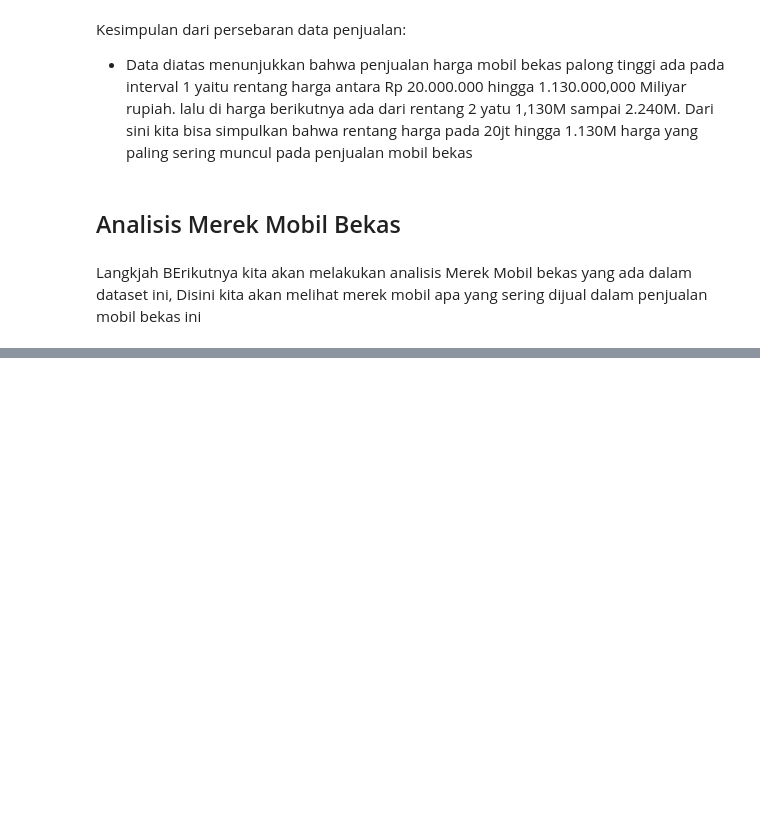
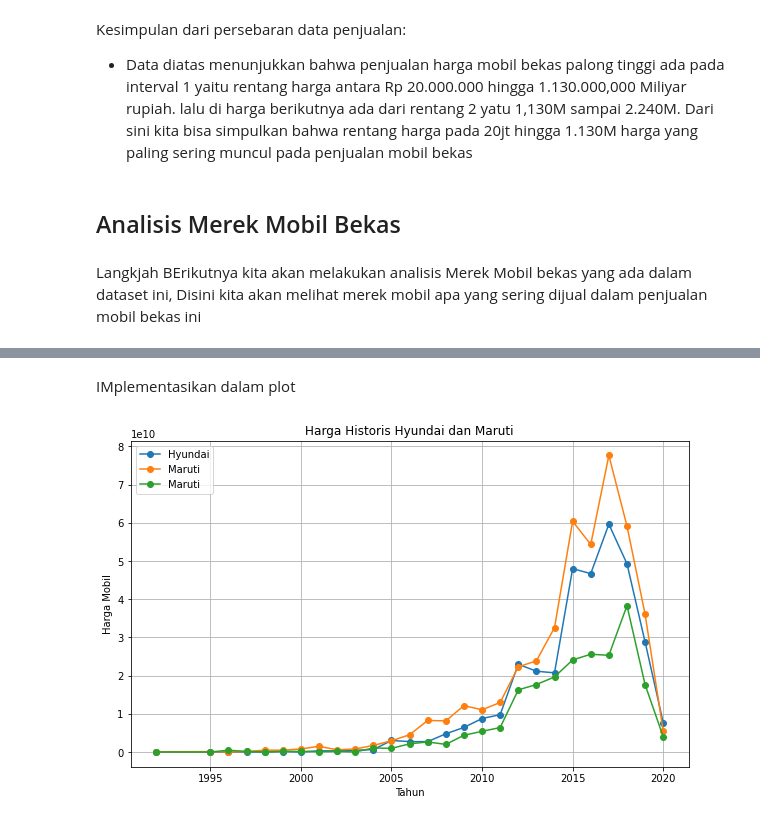
Before and after one commit to Mazcho/Analsis_Dataset, a Jupyter notebook: Analisis Penjualan Mobil Bekas.ipynb, the cells around one changed output, grey strips where cells are left out. Drawn from its saved outputs; the diff is of its cells as text; code cells hidden in the pictures; blank space fills up the shorter version.

```diff
--- a/Analisis Penjualan Mobil Bekas.ipynb
+++ b/Analisis Penjualan Mobil Bekas.ipynb
@@ -298,0 +396,4 @@ merek_MG = df[df["Merek Mobil"]=="MG"].value_counts().sum()
+# %%
+a.reset_index(inplace=True)
+b.reset_index(inplace=True)
+c.reset_index(inplace=True)
@@ -298,0 +402,4 @@ merek_MG = df[df["Merek Mobil"]=="MG"].value_counts().sum()
+# %%
+a["merek"] = "Maruti"
+b["merek"] = "Hyundai"
+c["merek"] = "Mahindra"
@@ -298,0 +468,3 @@ merek_MG = df[df["Merek Mobil"]=="MG"].value_counts().sum()
+# %%
+gabungan = pd.concat([a,b,c],axis=0)
+gabungan
@@ -298,0 +487,3 @@ merek_MG = df[df["Merek Mobil"]=="MG"].value_counts().sum()
+# %%
+df_gabungan_line2 = gabungan.pivot(index='Tahun pembelian', columns='merek', values='Harga Jual Mobil').reset_index()
+df_gabungan_line2.fillna(0,inplace=True)
@@ -298,0 +510,22 @@ merek_MG = df[df["Merek Mobil"]=="MG"].value_counts().sum()
+# %% [markdown]
+IMplementasikan dalam plot
+# %%
+# Membuat grafik garis
+plt.figure(figsize=(10, 6))
+plt.plot(df_gabungan_line2['Tahun pembelian'], df_gabungan_line2['Hyundai'], label='Hyundai', marker='o')
+plt.plot(df_gabungan_line2['Tahun pembelian'], df_gabungan_line2['Maruti'], label='Maruti', marker='o')
+plt.plot(df_gabungan_line2['Tahun pembelian'], df_gabungan_line2['Mahindra'], label='Maruti', marker='o')
+
+# Menambahkan judul dan label sumbu
+plt.title('Harga Historis Hyundai dan Maruti')
+plt.xlabel('Tahun')
+plt.ylabel('Harga Mobil')
+
+# Menampilkan legenda
+plt.legend()
+
+# Menampilkan grafik
+plt.grid(True)
+plt.show()
+# %% [output]
+[figure, added]
```
Also changed, not shown: parts of 25 cells of this notebook.
